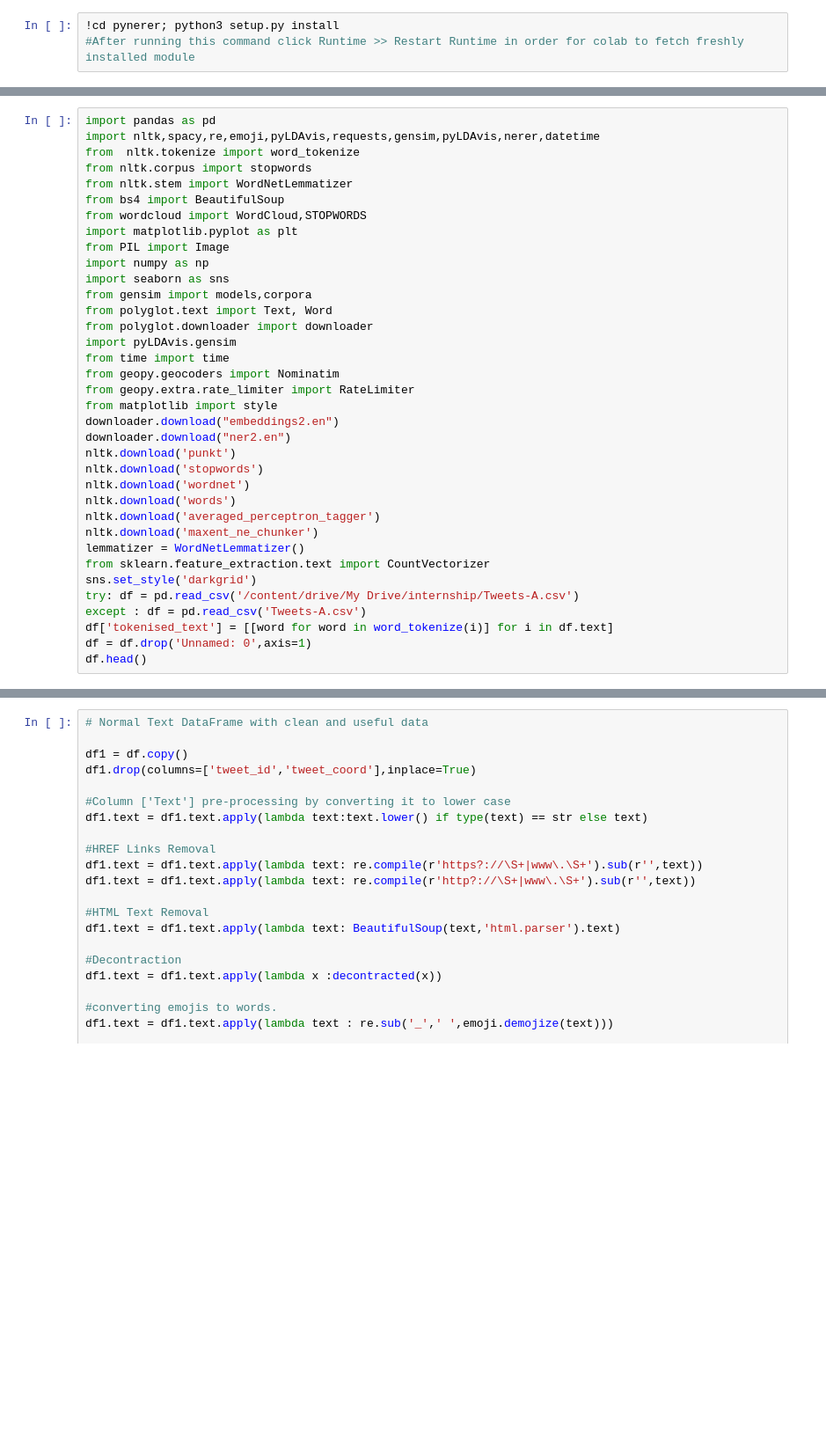
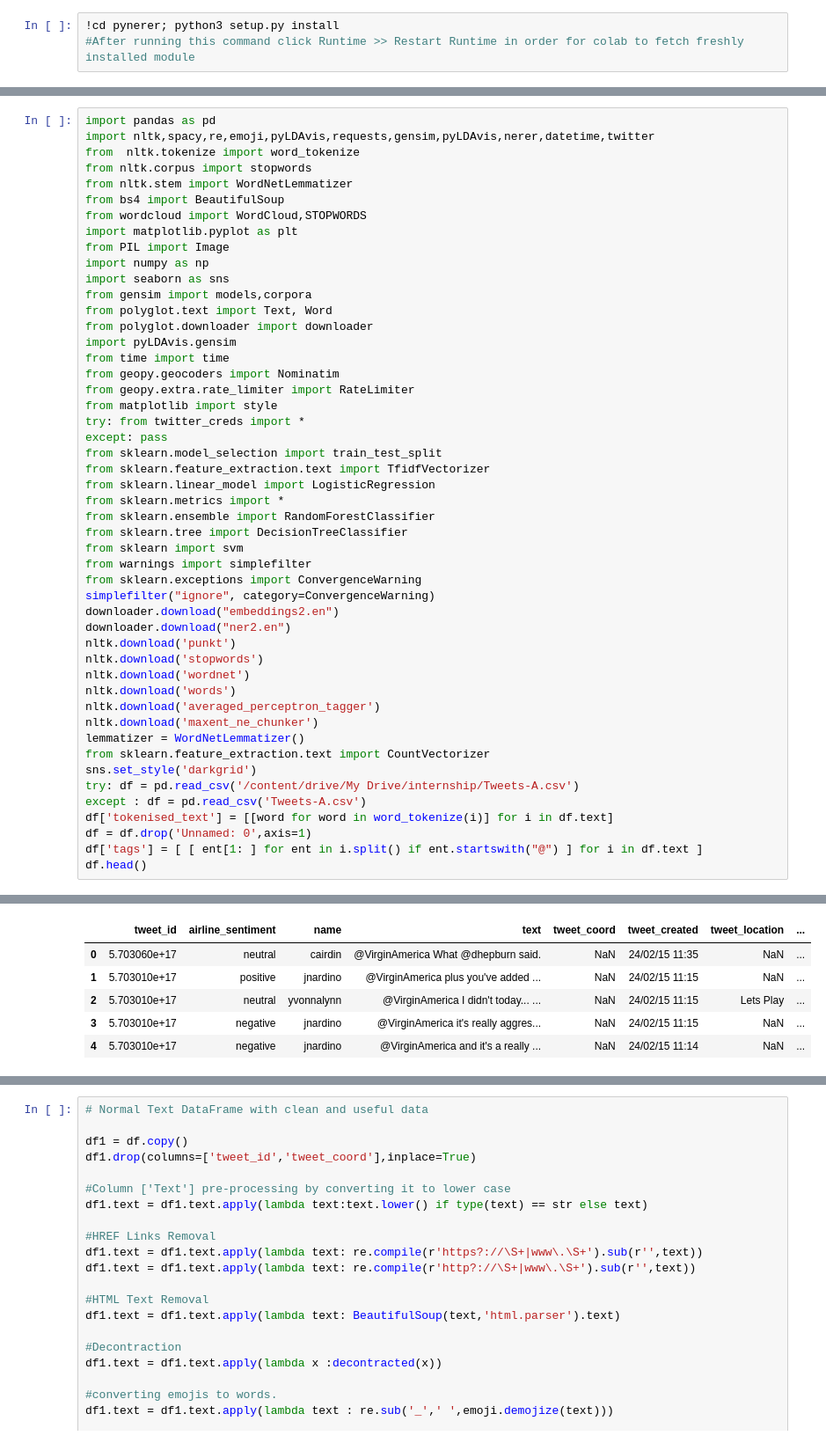
Before and after one commit to Internship-BVoc/G1_TwitterSentimentAnalysis, a Jupyter notebook: twitter_sentiment_analysis.ipynb, the cells around one changed output, grey strips where cells are left out. Shown at 88% size. Cells and saved outputs as stored; diff of their text form; blank space fills up the shorter version.

```diff
--- a/twitter_sentiment_analysis.ipynb
+++ b/twitter_sentiment_analysis.ipynb
@@ -11,6 +17,6 @@ pip install emoji pyLDAvis pycld2 polyglot pyicu Morfessor ner
 # %%
 import pandas as pd
-import nltk,spacy,re,emoji,pyLDAvis,requests,gensim,pyLDAvis,nerer,datetime
+import nltk,spacy,re,emoji,pyLDAvis,requests,gensim,pyLDAvis,nerer,datetime,twitter
 from  nltk.tokenize import word_tokenize
 from nltk.corpus import stopwords
 from nltk.stem import WordNetLemmatizer
@@ -28,6 +34,18 @@ from time import time
 from geopy.geocoders import Nominatim
 from geopy.extra.rate_limiter import RateLimiter
 from matplotlib import style
+try: from twitter_creds import *
+except: pass
+from sklearn.model_selection import train_test_split
+from sklearn.feature_extraction.text import TfidfVectorizer
+from sklearn.linear_model import LogisticRegression
+from sklearn.metrics import *
+from sklearn.ensemble import RandomForestClassifier
+from sklearn.tree import DecisionTreeClassifier
+from sklearn import svm
+from warnings import simplefilter
+from sklearn.exceptions import ConvergenceWarning
+simplefilter("ignore", category=ConvergenceWarning)
 downloader.download("embeddings2.en")
 downloader.download("ner2.en")
 nltk.download('punkt')
@@ -43,4 +61,6 @@ try: df = pd.read_csv('/content/drive/My Drive/internship/Tweets-A.csv')
 except : df = pd.read_csv('Tweets-A.csv')
 df['tokenised_text'] = [[word for word in word_tokenize(i)] for i in df.text]
 df = df.drop('Unnamed: 0',axis=1)
+df['tags'] = [ [ ent[1: ] for ent in i.split() if ent.startswith("@") ] for i in df.text ]
 df.head()
+# %% [output]
@@ -47,3 +87,9 @@ df.head()
+|  | tweet_id | airline_sentiment | name | text | tweet_coord | tweet_created | tweet_location | ... |
+| 0 | 5.703060e+17 | neutral | cairdin | @VirginAmerica What @dhepburn said. | NaN | 24/02/15 11:35 | NaN | ... |
+| 1 | 5.703010e+17 | positive | jnardino | @VirginAmerica plus you've added ... | NaN | 24/02/15 11:15 | NaN | ... |
+| 2 | 5.703010e+17 | neutral | yvonnalynn | @VirginAmerica I didn't today... ... | NaN | 24/02/15 11:15 | Lets Play | ... |
+| 3 | 5.703010e+17 | negative | jnardino | @VirginAmerica it's really aggres... | NaN | 24/02/15 11:15 | NaN | ... |
+| 4 | 5.703010e+17 | negative | jnardino | @VirginAmerica and it's a really ... | NaN | 24/02/15 11:14 | NaN | ... |
 # %%
 #function for treatment of verbs form and apostrophe in text
 def decontracted(phrase):
```
Also changed, not shown: parts of 46 cells of this notebook, 1 other file.
